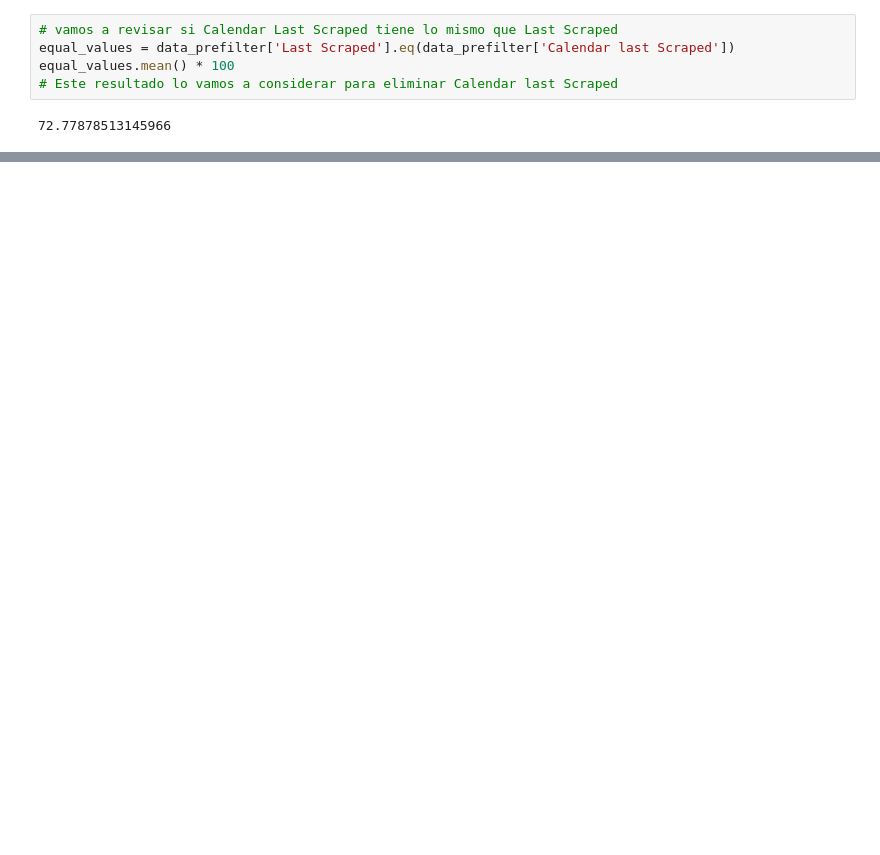
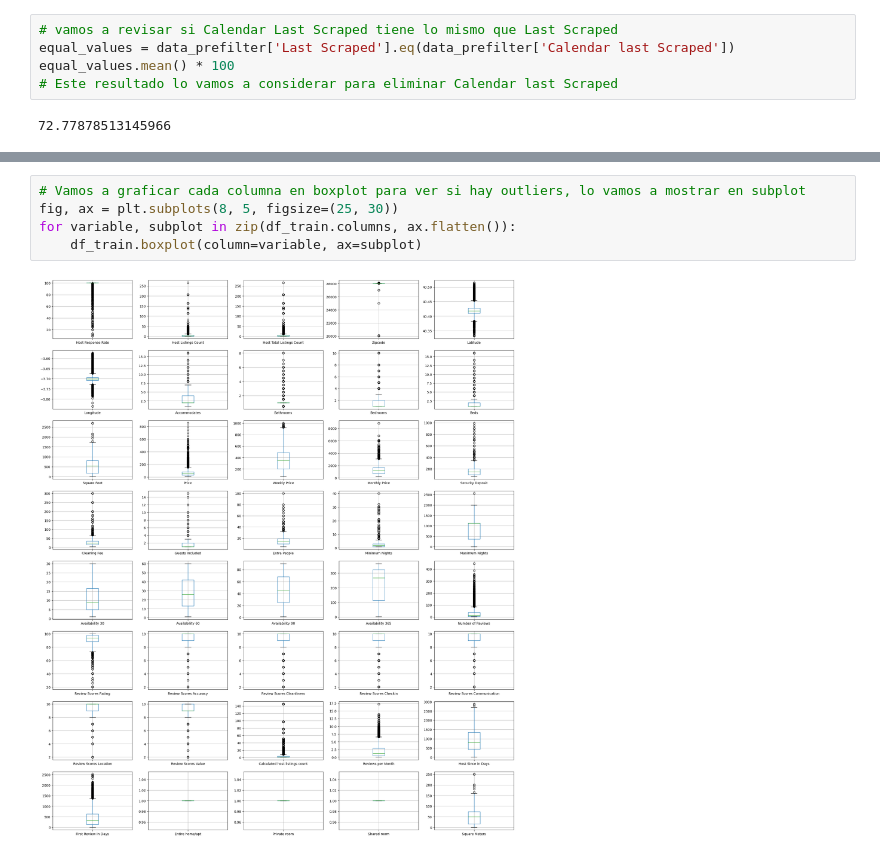
Before and after one commit to rogebautista/machine-learning-rogelio, a Jupyter notebook: Analisis exploratorio.ipynb, the cells around one changed output, grey strips where cells are left out. Saved outputs shown, nothing was run; the diff lists cells and outputs as text; blank space fills up the shorter version.

```diff
--- a/Analisis exploratorio.ipynb
+++ b/Analisis exploratorio.ipynb
@@ -350,0 +505,7 @@ array(['Real Bed', 'Pull-out Sofa', 'Futon', 'Couch', 'Airbed'],
+# %%
+# Vamos a graficar cada columna en boxplot para ver si hay outliers, lo vamos a mostrar en subplot
+fig, ax = plt.subplots(8, 5, figsize=(25, 30))
+for variable, subplot in zip(df_train.columns, ax.flatten()):
+    df_train.boxplot(column=variable, ax=subplot)
+# %% [output]
+[figure, added]
```
Also changed, not shown: parts of 55 cells of this notebook, 3 other files.
